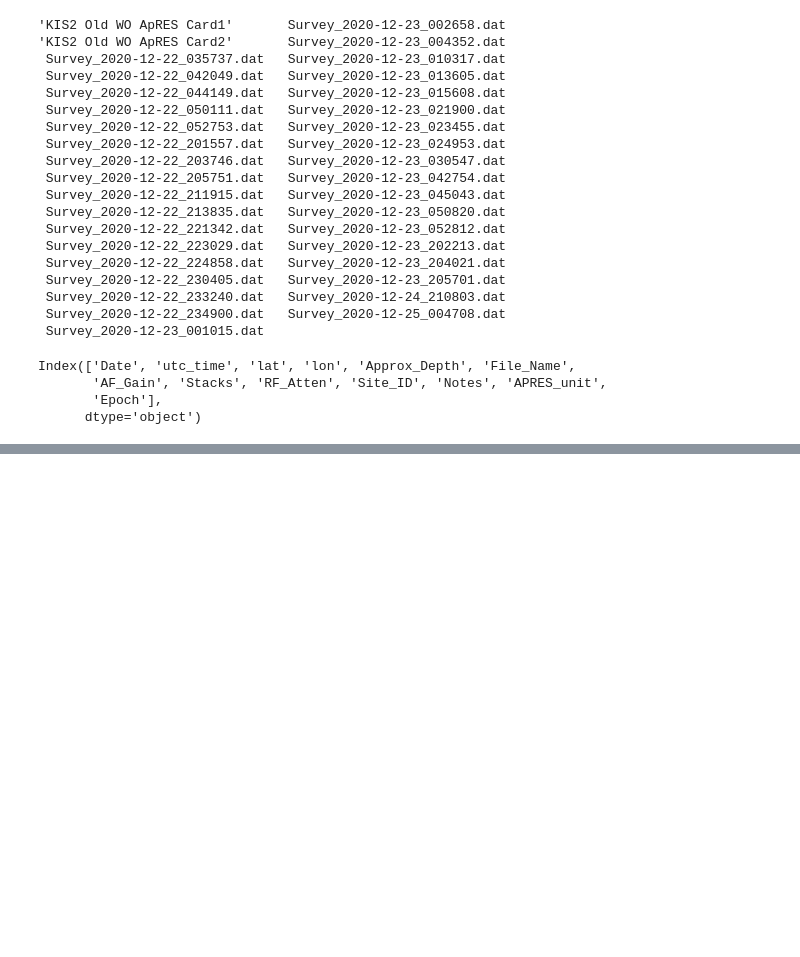
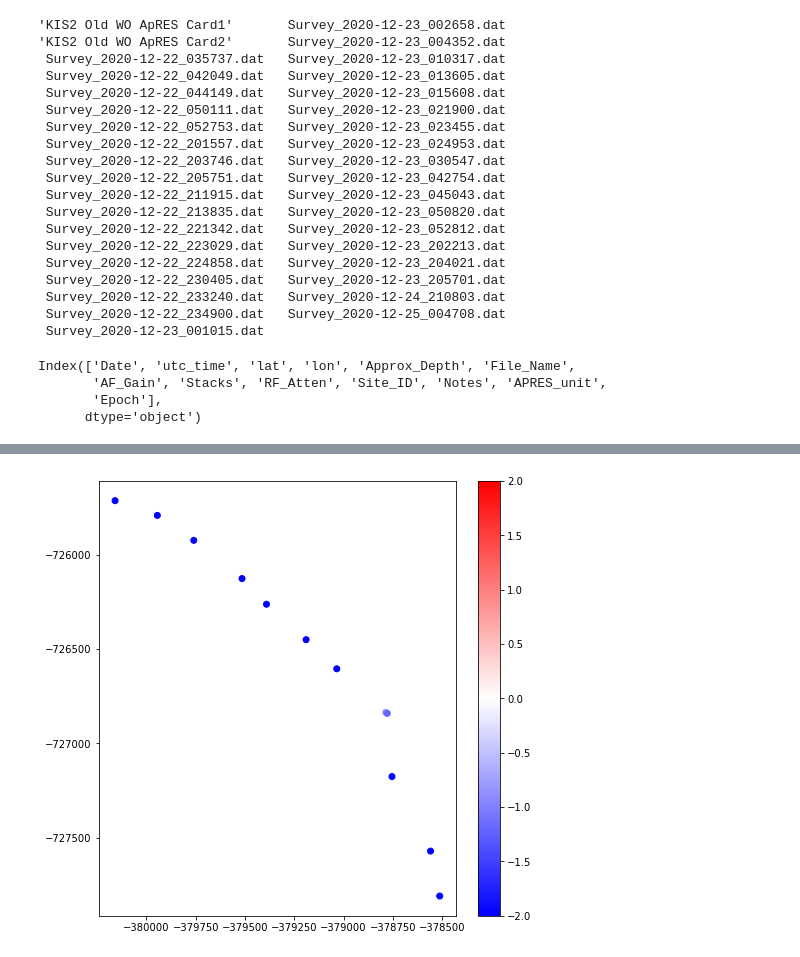
Before and after one commit to arrran/PhD_data_chapter, a Jupyter notebook: Jupyter/APRES/02_ApRES_.ipynb, the cells around one changed output, grey strips where cells are left out. Cells and saved outputs as stored; diff of their text form; code cells hidden in the pictures; blank space fills up the shorter version.

```diff
--- a/Jupyter/APRES/02_ApRES_.ipynb
+++ b/Jupyter/APRES/02_ApRES_.ipynb
@@ -180,0 +253,7 @@ Index(['Date', 'utc_time', 'lat', 'lon', 'Approx_Depth', 'File_Name',
+# %%
+plt.figure(figsize=(8,8))
+plt.scatter(dc_m.x,dc_m.y,c=dc_m.meltRate,cmap='bwr',vmin=-2,vmax=2)
+plt.colorbar()
+plt.show()
+# %% [output]
+[figure, added]
```
Also changed, not shown: parts of 22 cells of this notebook, 1 other file.
